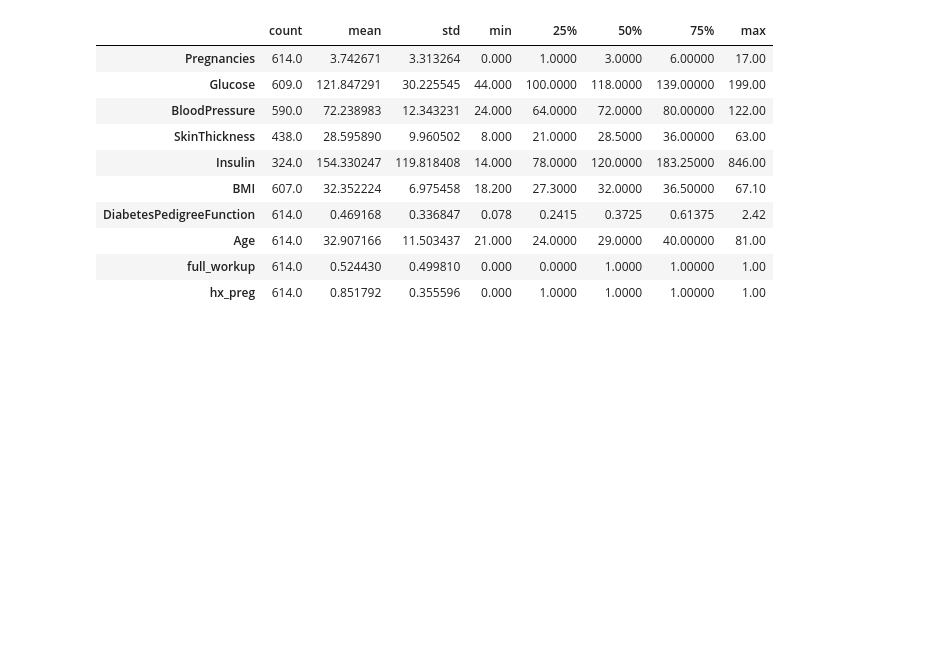
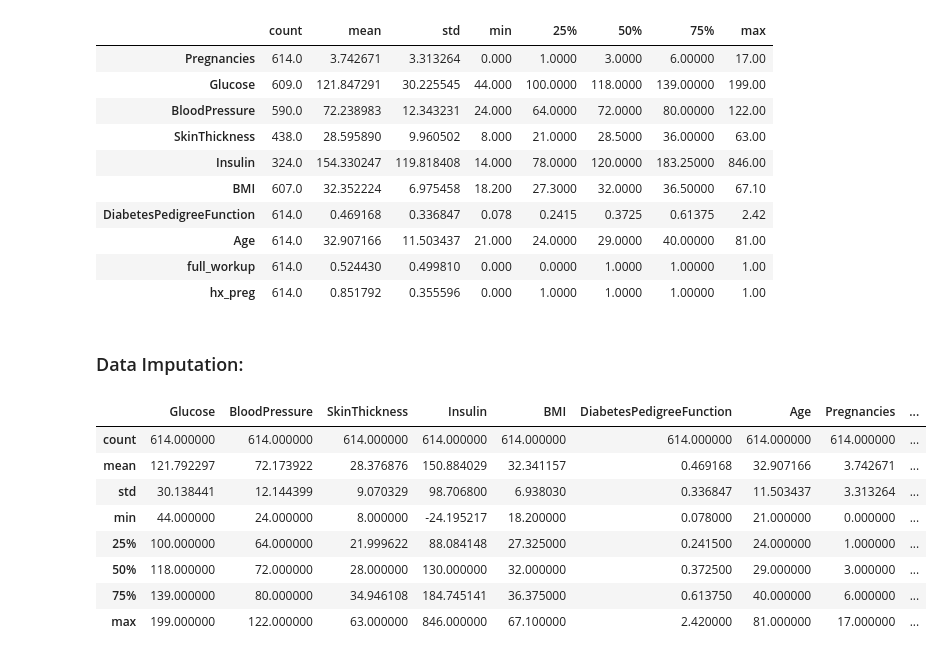
Before and after one commit to kasra321/diabetes_project, a Jupyter notebook: Diabetes.ipynb, the cells around one changed output. Drawn from its saved outputs; the diff is of its cells as text; code cells hidden in the pictures; blank space fills up the shorter version.

```diff
--- a/Diabetes.ipynb
+++ b/Diabetes.ipynb
@@ -502,3 +508,38 @@ X_train.describe().T
 
 # # Apply Box-Cox transformation to the features
 # X_train_bc, lambda_dict = apply_boxcox_transformation(X_train, features)
+# %% [markdown]
+### Data Imputation:
+# %%
+from sklearn.experimental import enable_iterative_imputer
+from sklearn.impute import IterativeImputer
+
+features = [
+            'Glucose',
+            'BloodPressure',
+            'SkinThickness',
+            'Insulin',
+            'BMI',
+            'DiabetesPedigreeFunction',
+            'Age']
+# Initialize MICE imputer
+mice_imputer = IterativeImputer(max_iter=10, random_state=42)
+
+# Apply MICE imputation to the selected features
+X_train_imputed = pd.DataFrame(mice_imputer.fit_transform(X_train[features]),
+                               columns=features)
+
+# If you have additional features that don't require imputation, combine them
+X_train_imputed = pd.concat([X_train_imputed, X_train.drop(columns=features)], axis=1)
+# %%
+X_train_imputed.describe()
+# %% [output]
+|  | Glucose | BloodPressure | SkinThickness | Insulin | BMI | DiabetesPedigreeFunction | Age | Pregnancies | ... |
+| count | 614.000000 | 614.000000 | 614.000000 | 614.000000 | 614.000000 | 614.000000 | 614.000000 | 614.000000 | ... |
+| mean | 121.792297 | 72.173922 | 28.376876 | 150.884029 | 32.341157 | 0.469168 | 32.907166 | 3.742671 | ... |
+| std | 30.138441 | 12.144399 | 9.070329 | 98.706800 | 6.938030 | 0.336847 | 11.503437 | 3.313264 | ... |
+| min | 44.000000 | 24.000000 | 8.000000 | -24.195217 | 18.200000 | 0.078000 | 21.000000 | 0.000000 | ... |
+| 25% | 100.000000 | 64.000000 | 21.999622 | 88.084148 | 27.325000 | 0.241500 | 24.000000 | 1.000000 | ... |
+| 50% | 118.000000 | 72.000000 | 28.000000 | 130.000000 | 32.000000 | 0.372500 | 29.000000 | 3.000000 | ... |
+| 75% | 139.000000 | 80.000000 | 34.946108 | 184.745141 | 36.375000 | 0.613750 | 40.000000 | 6.000000 | ... |
+| max | 199.000000 | 122.000000 | 63.000000 | 846.000000 | 67.100000 | 2.420000 | 81.000000 | 17.000000 | ... |
```
Also changed, not shown: parts of 13 cells of this notebook.
